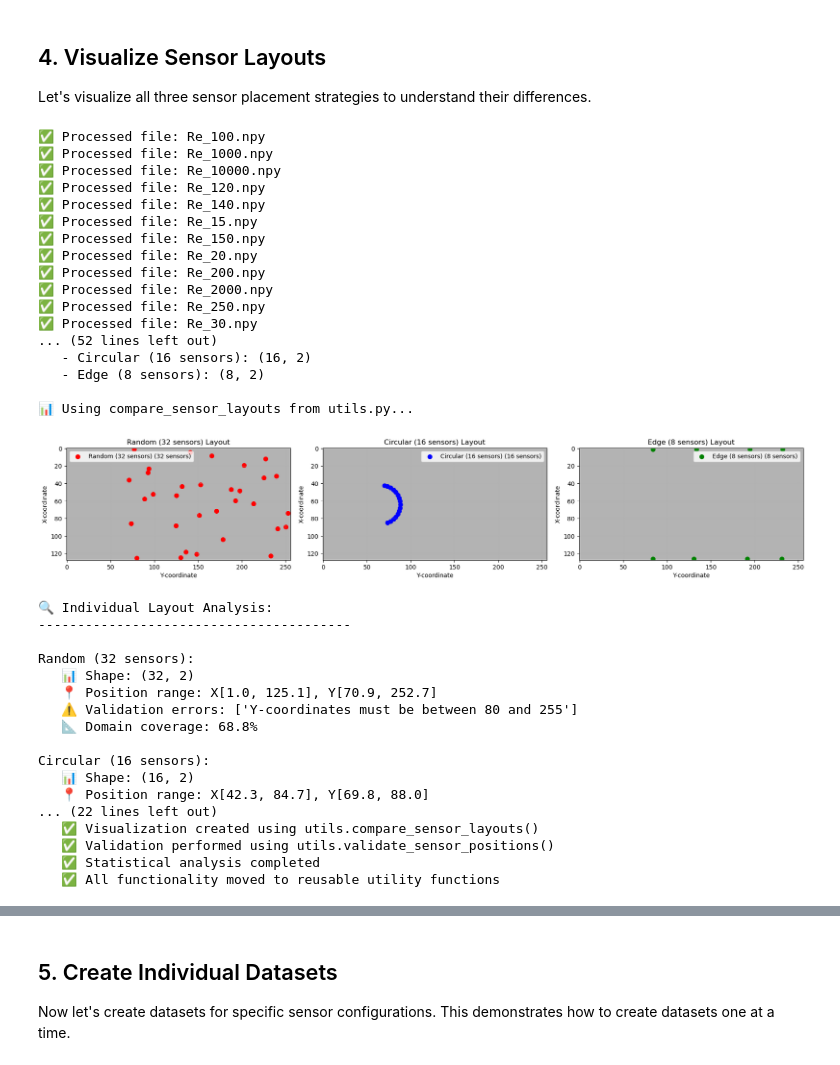
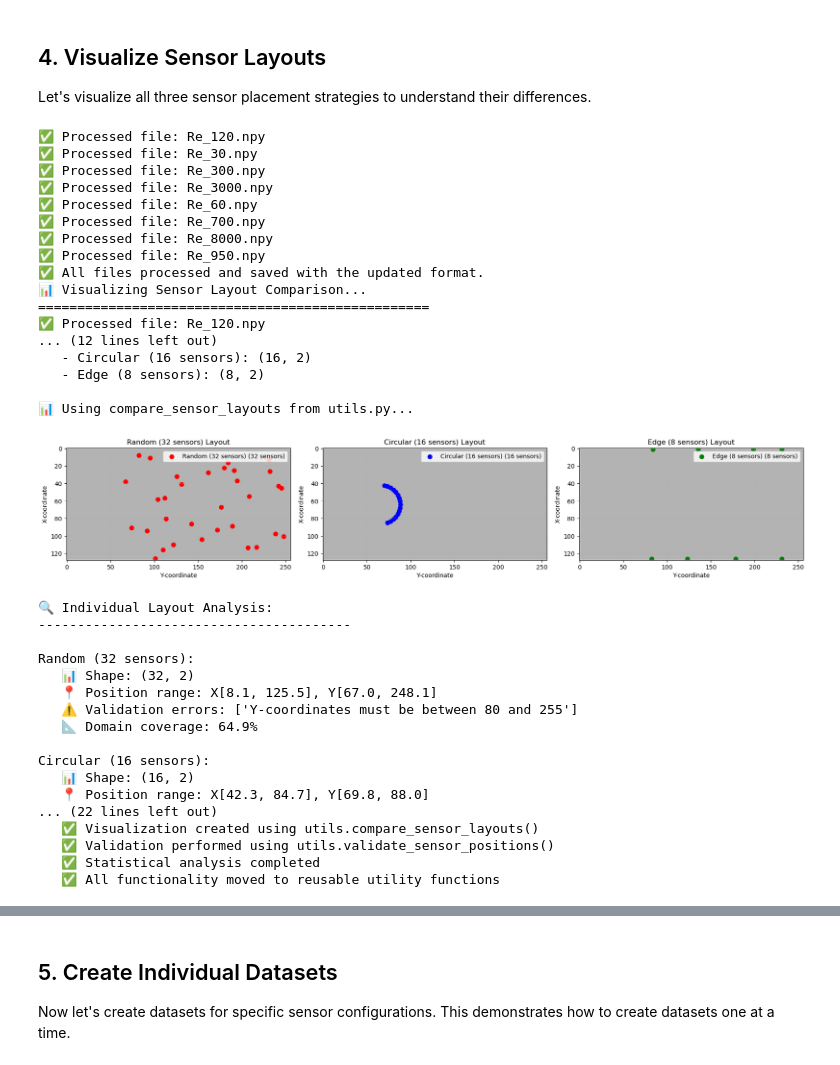
Before and after one commit to hphong1990/flrnet, a Jupyter notebook: data/data_creation_and_viz.ipynb, the cells around one changed output, grey strips where cells are left out. Cells and saved outputs as stored; diff of their text form; code cells hidden in the pictures.

```diff
--- a/data/data_creation_and_viz.ipynb
+++ b/data/data_creation_and_viz.ipynb
@@ -65,11 +73,14 @@ NumPy version: 1.24.3
 Let's set up the configuration for our dataset creation system and verify the setup.
 # %%
 # Initialize the FlowFieldDatasetCreator with your configuration
+reynolds_numbers = [30, 60, 120, 300, 700, 950, 3000, 8000]
+
 creator = FlowFieldDatasetCreator(
-    data_path="E:/Research/Data/NavierStokes/train/",  # 🔄 Updated to your data location
+    data_path="E:/Research/Data/NavierStokes/test/",  # 🔄 Updated to your data location
     output_path="./data/",
     domain_shape=(128, 256),
-    time_steps=39
+    time_steps=39,
+    reynolds_numbers=reynolds_numbers
     # Reynolds numbers will be read dynamically from the data folder
 )
 
@@ -181,7 +196,7 @@ from pathlib import Path
 import matplotlib.pyplot as plt
 
 # Directory containing the .npy files
-data_dir = Path("E:/Research/Data/NavierStokes/train/")
+data_dir = Path("E:/Research/Data/NavierStokes/test/")
 npy_files = list(data_dir.glob("*.npy"))
 
 for file in npy_files:
@@ -208,7 +223,7 @@ print("📊 Visualizing Sensor Layout Comparison...")
 print("=" * 50)
 
 # Process data files if they exist and need updating
-data_dir = Path("E:/Research/Data/NavierStokes/train/")
+data_dir = Path("E:/Research/Data/NavierStokes/test/")
 if data_dir.exists():
     npy_files = list(data_dir.glob("*.npy"))
 
@@ -287,53 +302,53 @@ print("-" * 60)
 
 for layout_name, positions in sensor_layouts_dict.items():
     n_sensors = len(positions)
 
     # Calculate statistics
     mean_x = np.mean(positions[:, 0])
     mean_y = np.mean(positions[:, 1])
     x_range = positions[:, 0].max() - positions[:, 0].min()
     y_range = positions[:, 1].max() - positions[:, 1].min()
     coverage = (x_range * y_range) / (creator.domain_shape[0] * creator.domain_shape[1]) * 100
 
     print(f"{layout_name:<20} {n_sensors:<8} {coverage:<10.1f} {mean_x:<8.1f} {mean_y:<8.1f}")
 
 print("\n✅ Sensor layout visualization and analysis completed using utils.py functions!")
 
 # Summary of what was accomplished
 print(f"\n📋 Summary:")
 print(f"   ✅ Data files processed and format updated")
 print(f"   ✅ Sensor layouts generated for 3 different strategies")
 print(f"   ✅ Visualization created using utils.compare_sensor_layouts()")
 print(f"   ✅ Validation performed using utils.validate_sensor_positions()")
 print(f"   ✅ Statistical analysis completed")
 print(f"   ✅ All functionality moved to reusable utility functions")
 # %% [output]
-✅ Processed file: Re_100.npy
-✅ Processed file: Re_1000.npy
-✅ Processed file: Re_10000.npy
 ✅ Processed file: Re_120.npy
-✅ Processed file: Re_140.npy
-✅ Processed file: Re_15.npy
-✅ Processed file: Re_150.npy
-✅ Processed file: Re_20.npy
-✅ Processed file: Re_200.npy
-✅ Processed file: Re_2000.npy
-✅ Processed file: Re_250.npy
 ✅ Processed file: Re_30.npy
-... (52 lines left out)
+✅ Processed file: Re_300.npy
+✅ Processed file: Re_3000.npy
+✅ Processed file: Re_60.npy
+✅ Processed file: Re_700.npy
+✅ Processed file: Re_8000.npy
+✅ Processed file: Re_950.npy
+✅ All files processed and saved with the updated format.
+📊 Visualizing Sensor Layout Comparison...
+==================================================
+✅ Processed file: Re_120.npy
+... (12 lines left out)
    - Circular (16 sensors): (16, 2)
    - Edge (8 sensors): (8, 2)
 
 📊 Using compare_sensor_layouts from utils.py...
-[figure, old version]
+[figure, new version]
 🔍 Individual Layout Analysis:
 ----------------------------------------
 
 Random (32 sensors):
    📊 Shape: (32, 2)
-   📍 Position range: X[1.0, 125.1], Y[70.9, 252.7]
+   📍 Position range: X[8.1, 125.5], Y[67.0, 248.1]
    ⚠️ Validation errors: ['Y-coordinates must be between 80 and 255']
-   📐 Domain coverage: 68.8%
+   📐 Domain coverage: 64.9%
 
 Circular (16 sensors):
    📊 Shape: (16, 2)
```
Also changed, not shown: parts of 11 cells of this notebook, 55 other files.
